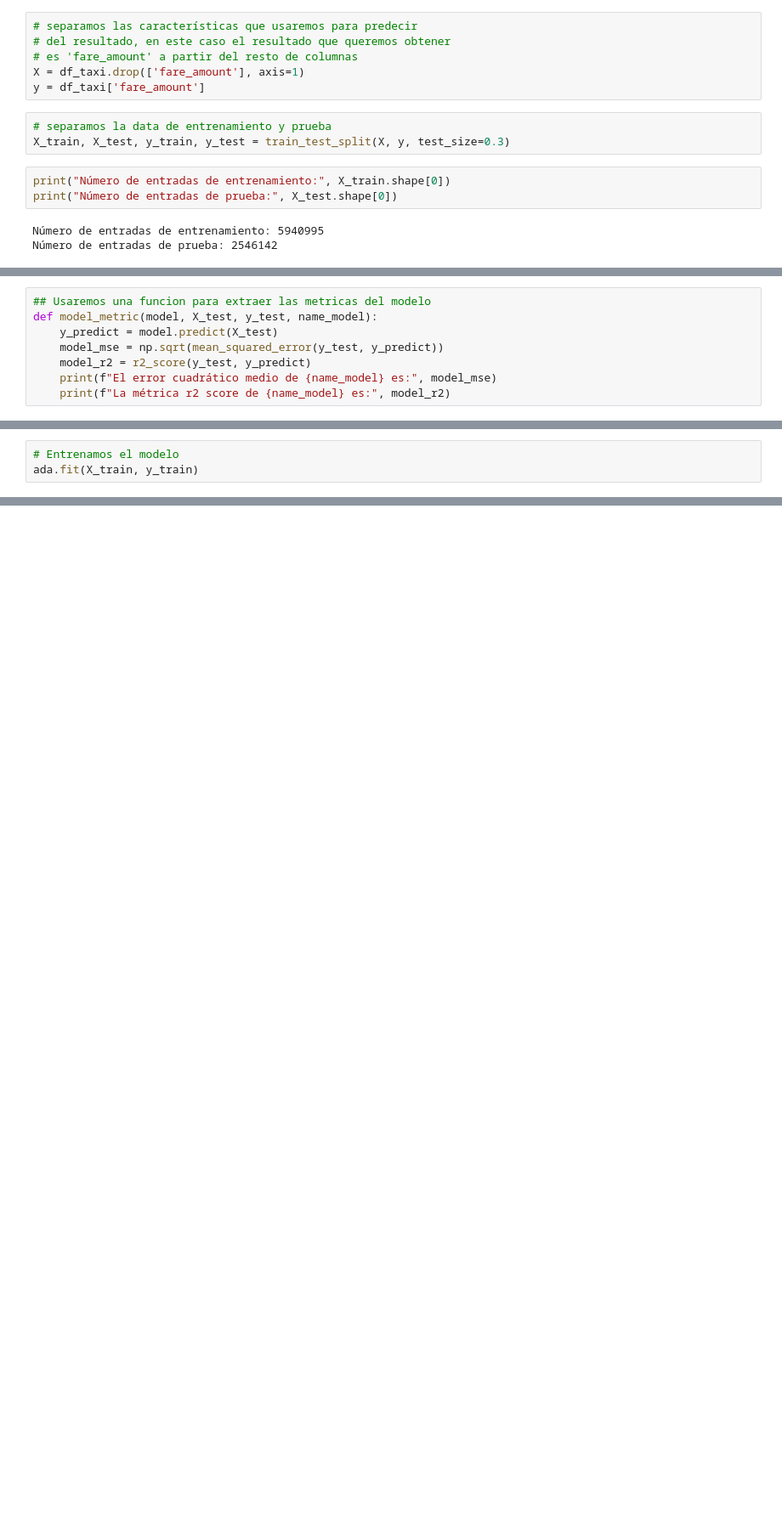
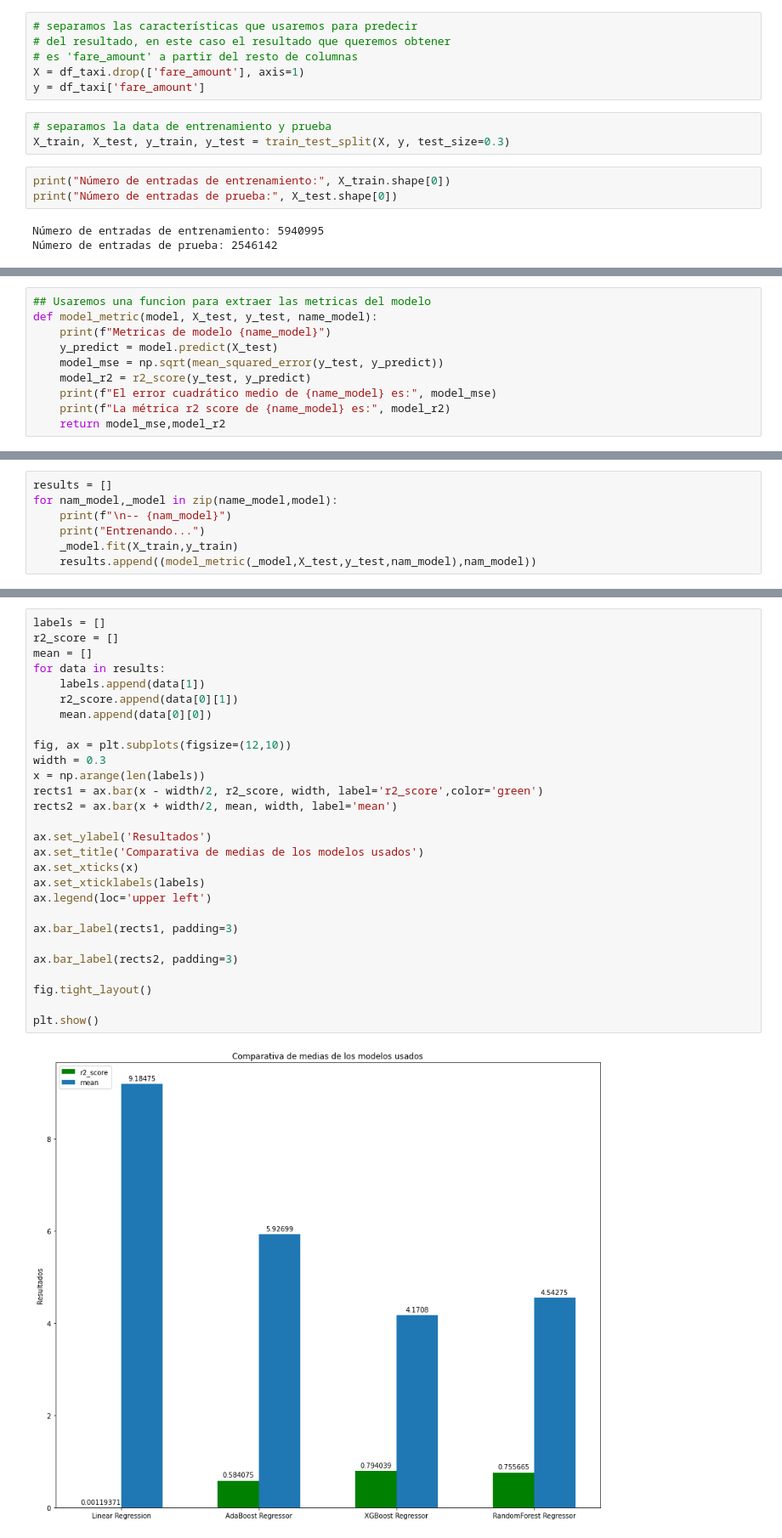
Before and after one commit to dandradec1698/taxi-fare, a Jupyter notebook: model.ipynb, the cells around one changed output, grey strips where cells are left out. Shown at 85% size. Cells and saved outputs as stored; diff of their text form; blank space fills up the shorter version.

Commit message:
plot compare models

```diff
--- a/model.ipynb
+++ b/model.ipynb
@@ -67,8 +70,10 @@ Número de entradas de prueba: 2546142
 # %%
 ## Usaremos una funcion para extraer las metricas del modelo
 def model_metric(model, X_test, y_test, name_model):
+    print(f"Metricas de modelo {name_model}")
     y_predict = model.predict(X_test)
     model_mse = np.sqrt(mean_squared_error(y_test, y_predict))
     model_r2 = r2_score(y_test, y_predict)
     print(f"El error cuadrático medio de {name_model} es:", model_mse)
     print(f"La métrica r2 score de {name_model} es:", model_r2)
+    return model_mse,model_r2
@@ -78,3 +79,0 @@ ada = AdaBoostRegressor()
-# %%
-# Entrenamos el modelo
-ada.fit(X_train, y_train)
@@ -87,0 +101,7 @@ La métrica r2 score de AdaBoostRegressor es: 0.5725619501856332
+# %%
+results = []
+for nam_model,_model in zip(name_model,model):
+    print(f"\n-- {nam_model}")
+    print("Entrenando...")
+    _model.fit(X_train,y_train)
+    results.append((model_metric(_model,X_test,y_test,nam_model),nam_model))
@@ -87,0 +129,30 @@ La métrica r2 score de AdaBoostRegressor es: 0.5725619501856332
+# %%
+labels = []
+r2_score = []
+mean = []
+for data in results:
+    labels.append(data[1])
+    r2_score.append(data[0][1])
+    mean.append(data[0][0])
+
+fig, ax = plt.subplots(figsize=(12,10))
+width = 0.3
+x = np.arange(len(labels))
+rects1 = ax.bar(x - width/2, r2_score, width, label='r2_score',color='green')
+rects2 = ax.bar(x + width/2, mean, width, label='mean')
+
+ax.set_ylabel('Resultados')
+ax.set_title('Comparativa de medias de los modelos usados')
+ax.set_xticks(x)
+ax.set_xticklabels(labels)
+ax.legend(loc='upper left')
+
+ax.bar_label(rects1, padding=3)
+
+ax.bar_label(rects2, padding=3)
+
+fig.tight_layout()
+
+plt.show()
+# %% [output]
+[figure, added]
```
Also changed, not shown: parts of 7 cells of this notebook.
